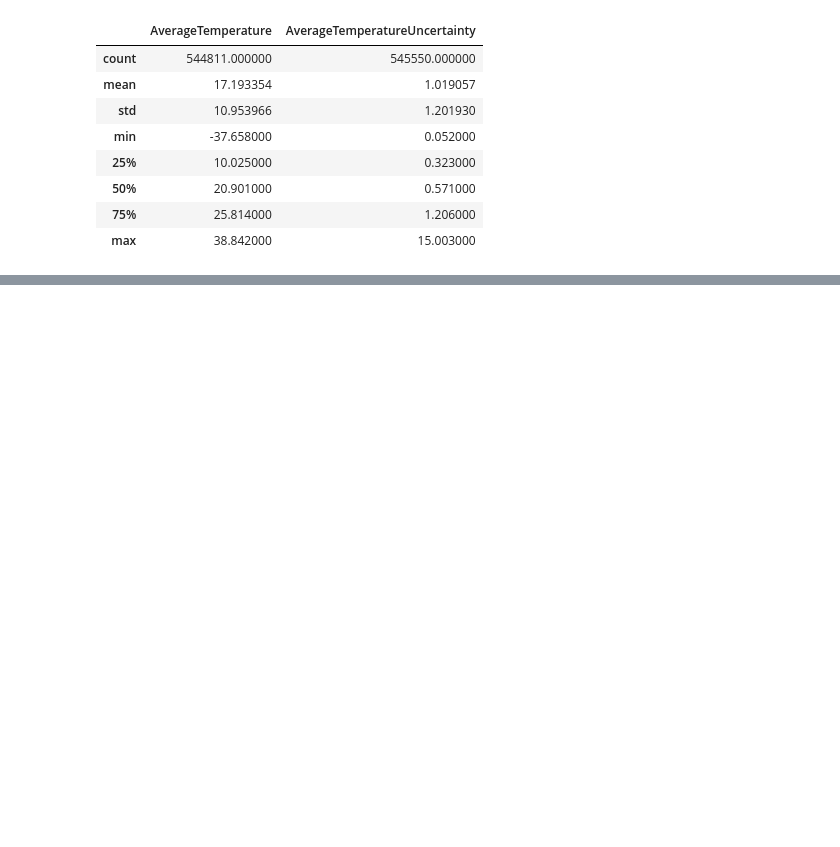
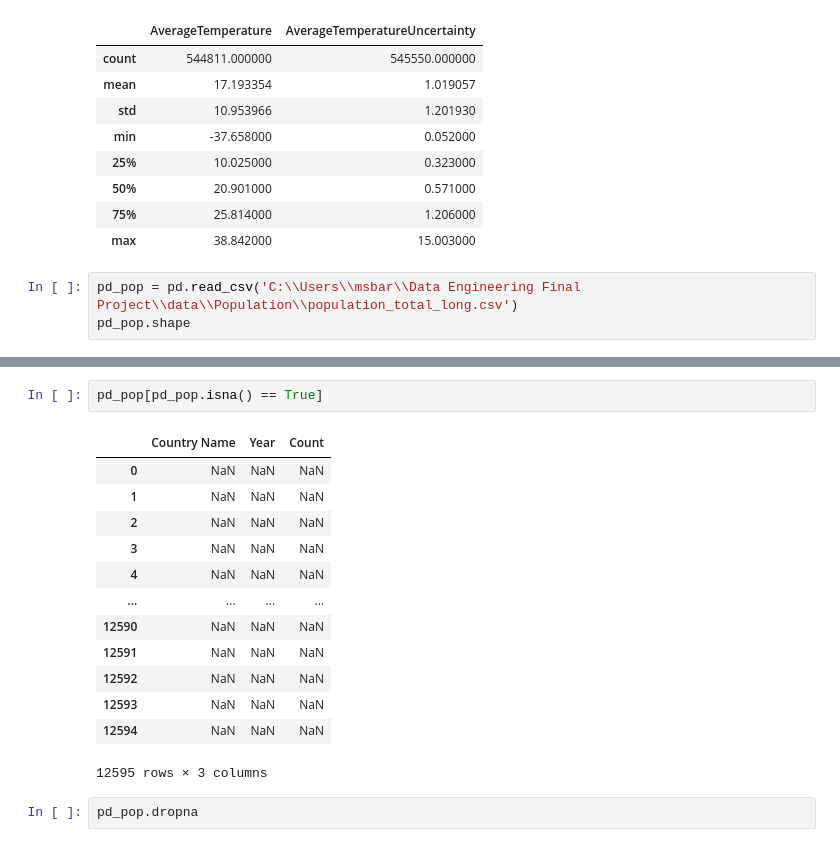
Before and after one commit to maggieortiz/DataEngineerProject, a Jupyter notebook: DataExploration.ipynb, the cells around one changed output, grey strips where cells are left out. Saved outputs shown, nothing was run; the diff lists cells and outputs as text; blank space fills up the shorter version.

Commit message:
Add Population data analysis

```diff
--- a/DataExploration.ipynb
+++ b/DataExploration.ipynb
@@ -160,3 +160,6 @@ pd_temp.describe()
 | 50% | 20.901000 | 0.571000 |
 | 75% | 25.814000 | 1.206000 |
 | max | 38.842000 | 15.003000 |
+# %%
+pd_pop = pd.read_csv('C:\\Users\\msbar\\Data Engineering Final Project\\data\\Population\\population_total_long.csv')
+pd_pop.shape
@@ -162,0 +192,18 @@ pd_temp.describe()
+# %%
+pd_pop[pd_pop.isna() == True]
+# %% [output]
+|  | Country Name | Year | Count |
+| 0 | NaN | NaN | NaN |
+| 1 | NaN | NaN | NaN |
+| 2 | NaN | NaN | NaN |
+| 3 | NaN | NaN | NaN |
+| 4 | NaN | NaN | NaN |
+| ... | ... | ... | ... |
+| 12590 | NaN | NaN | NaN |
+| 12591 | NaN | NaN | NaN |
+| 12592 | NaN | NaN | NaN |
+| 12593 | NaN | NaN | NaN |
+| 12594 | NaN | NaN | NaN |
+12595 rows × 3 columns
+# %%
+pd_pop.dropna
```
Also changed, not shown: parts of 3 cells of this notebook.
